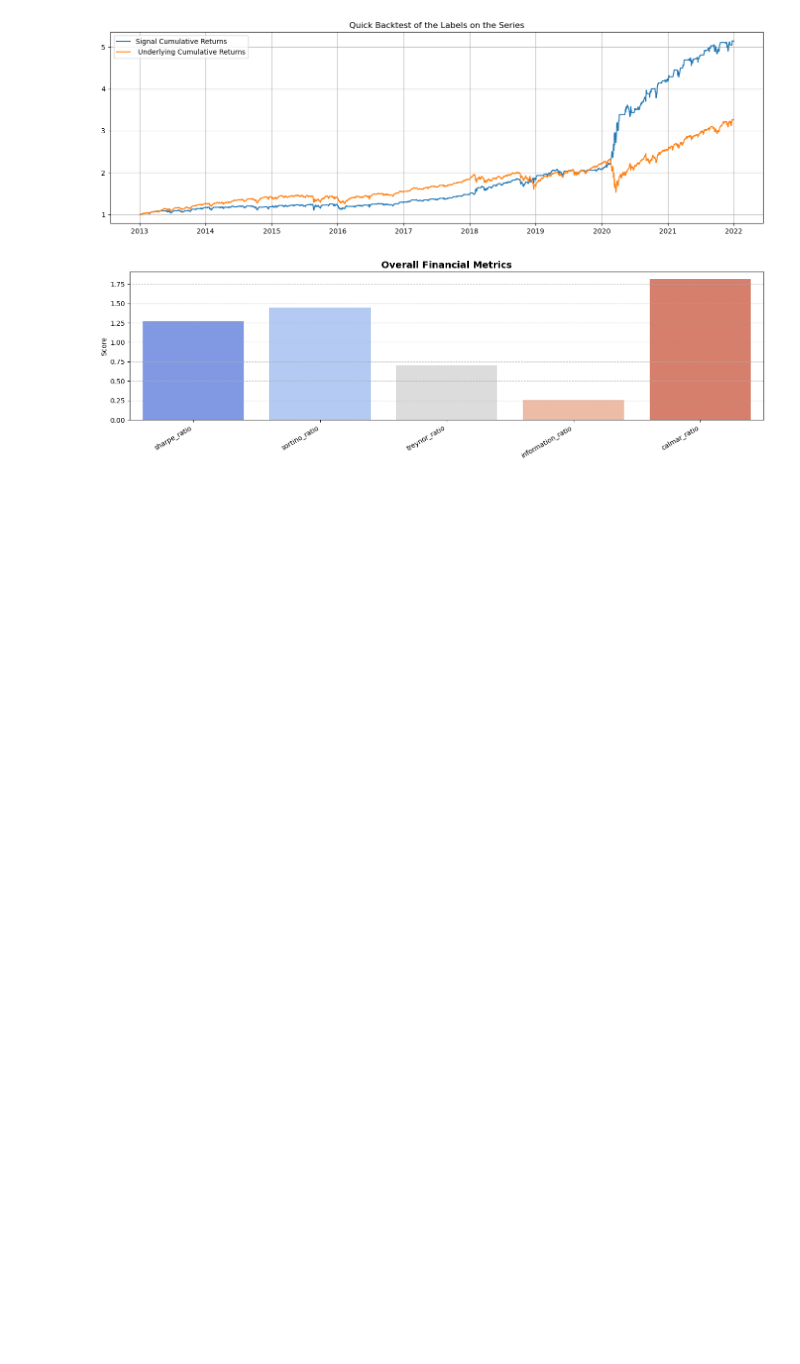
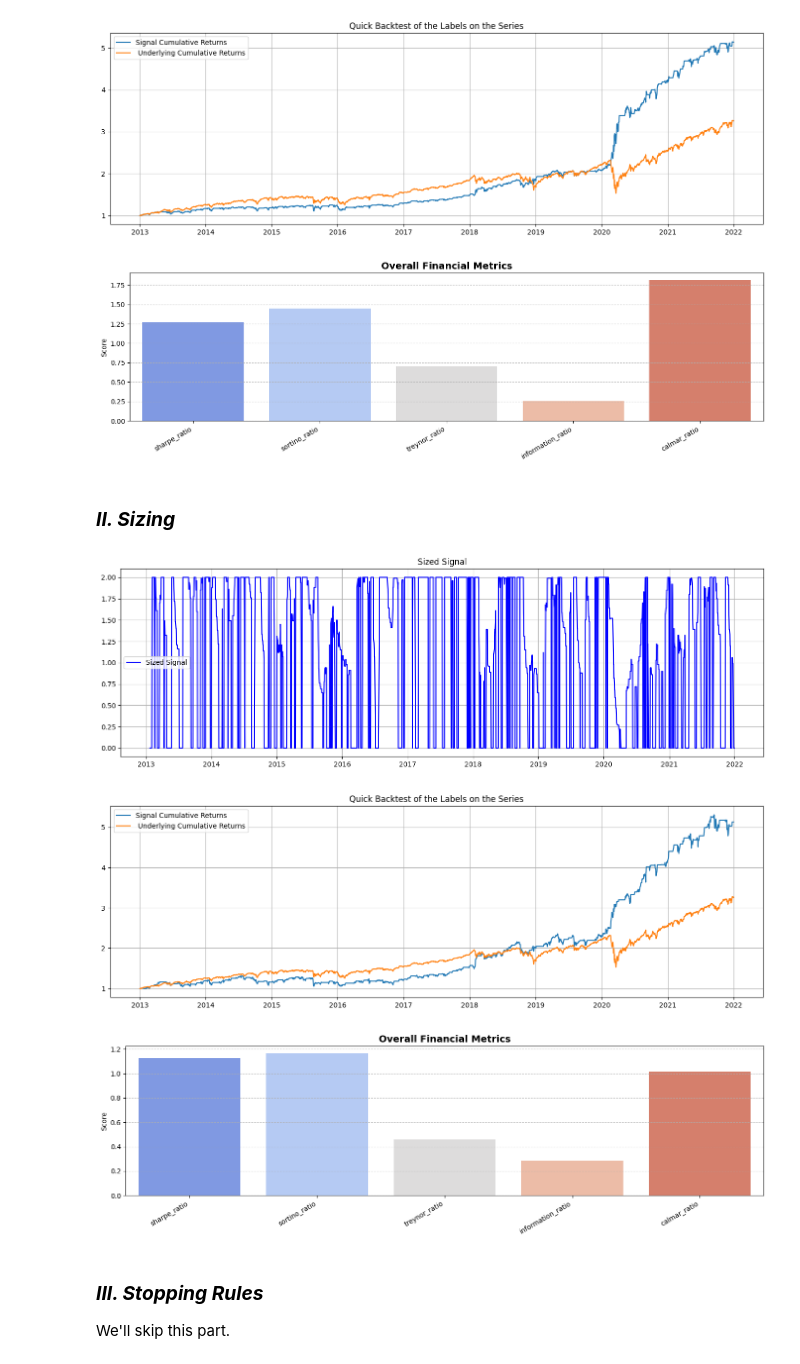
Before and after one commit to Cheval-Paresseux/ChevalParesseux-lib, a Jupyter notebook: notebooks/Research_pipeline.ipynb, the cells around one changed output. Saved outputs shown, nothing was run; the diff lists cells and outputs as text; code cells hidden in the pictures; blank space fills up the shorter version.

Commit message:
sizing

```diff
--- a/notebooks/Research_pipeline.ipynb
+++ b/notebooks/Research_pipeline.ipynb
@@ -530,7 +530,7 @@ model = lib.SKL_randomForest_classifier
 grid_universe = { # We keep a simple grid universe for the example
     'n_estimators': [100],
     'criterion': ['gini', 'entropy'],
-    'max_depth': [3, 4, 5, 6, 7, 8],
+    'max_depth': [3, 4, 5, 6],
     'min_samples_split': [20, 50, 100],
     'min_samples_leaf': [20, 50, 100],
     'max_features': [None, 'sqrt', 'log2'],
@@ -623,12 +619,16 @@ The purpose of this stage is to transform raw trading signals into a fully opera
 # %%
+# ======= I. Initializing the signal processor =======
 signal_processor = lib.Confirmation_processor(n_jobs=n_jobs)
 signal_processor_params = {
     'nb_confirmations': 3,
 }
 signal_processor.set_params(**signal_processor_params)
-processed_signal = signal_processor.predict(signal_series=full_train_df['signal'])
+
+# ======= II. Extract processed signals =======
+processed_signal = signal_processor.extract(signal_series=full_train_df['signal'])
 full_train_df['processed_signal'] = processed_signal
 
+# ======= III. Plot the processed signals =======
 quick_view = full_train_df.iloc[:5000].copy()
 lib.plot_series_labels(series=quick_view['close'],label_series=quick_view['processed_signal'],)
 lib.plot_quick_backtest(
@@ -642,3 +642,46 @@ lib.plot_quick_backtest(
 [figure]
 [figure]
 [figure]
+# %% [markdown]
+### ***II. Sizing***
+# %%
+# ======= I. Initializing the sizer =======
+sizer = lib.Volatility_sizer(n_jobs=n_jobs)
+sizer_params = {
+    'target_volatility': 0.2 / np.sqrt(252),
+    'estimation_window': 21,
+    'estimation_column': 'close',
+    'minimum_change': 0.05,
+    'max_leverage': 2,
+}
+sizer.set_params(**sizer_params)
+
+# ======= II. Extract sizes =======
+sizes = sizer.extract(data=full_train_df)
+full_train_df['size'] = sizes
+# %%
+plt.figure(figsize=(17, 5))
+plt.plot(sizes, label='Sized Signal', color='blue')
+plt.legend()
+plt.grid()
+plt.title('Sized Signal')
+plt.show()
+
+#! This is still on the training data, so the results are not realistic !
+quick_view = full_train_df.iloc[:5000].copy()
+lib.plot_quick_backtest(
+    series=quick_view['close'],
+    signal=quick_view['processed_signal'],
+    size=quick_view['size'],
+    frequence='daily',
+    title='Quick Backtest of the Labels on the Series',
+    figsize=(17, 5),
+)
+# %% [output]
+[figure, added]
+[figure, added]
+[figure, added]
+# %% [markdown]
+### ***III. Stopping Rules***
+
+We'll skip this part.
```
Also changed, not shown: parts of 9 cells of this notebook, 7 other files.
